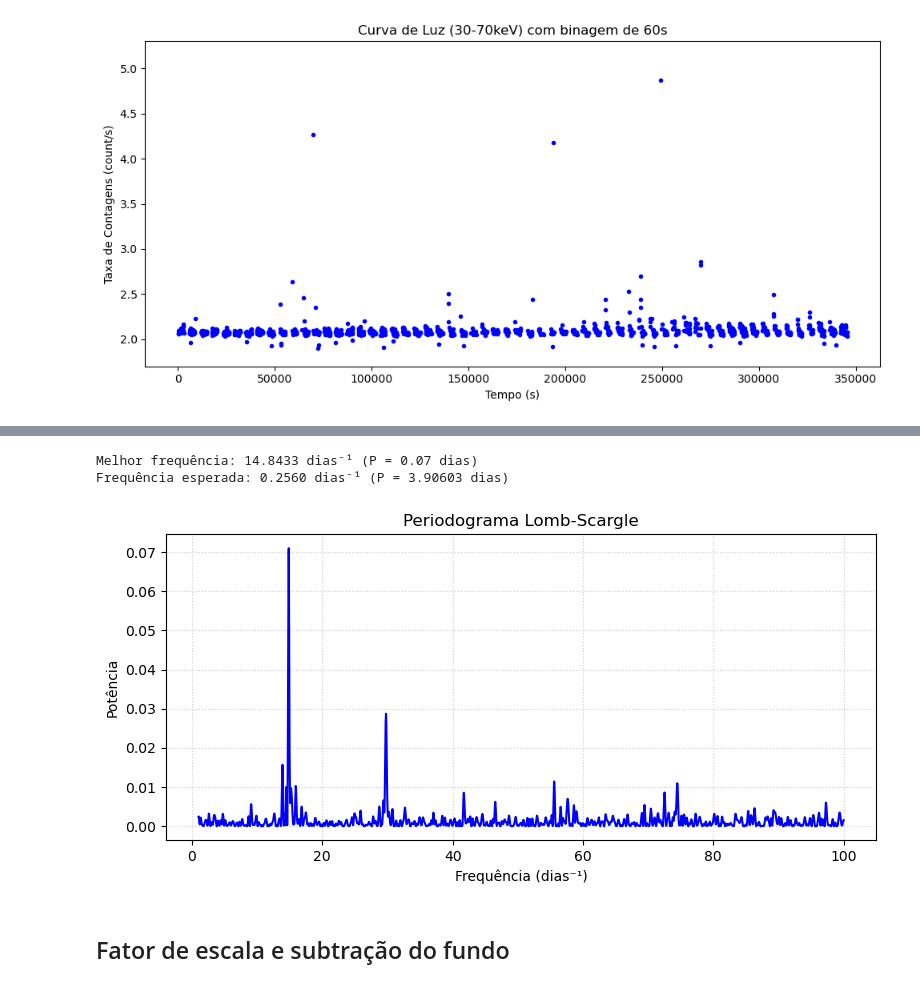
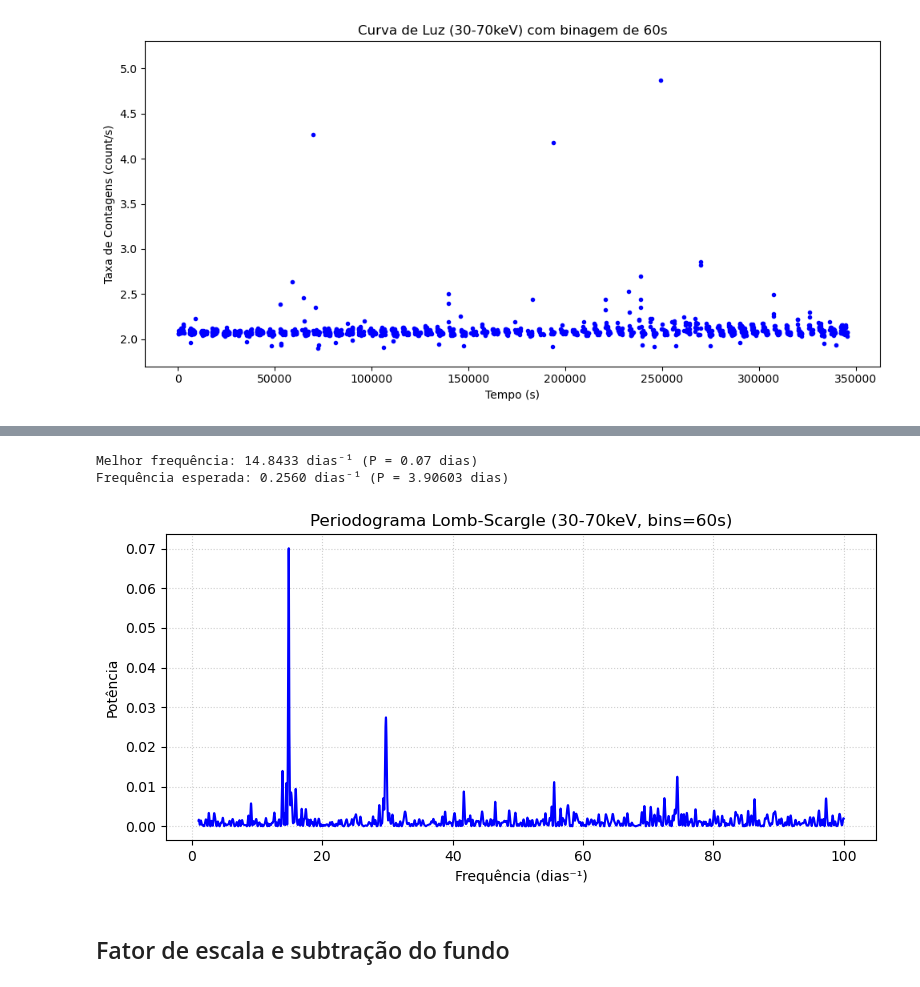
Before and after one commit to mariajulianrb/projeto_mestrado, a Jupyter notebook: data/notebook/light_curve_b60s.ipynb, the cells around one changed output, grey strips where cells are left out. Saved outputs shown, nothing was run; the diff lists cells and outputs as text; code cells hidden in the pictures.

```diff
--- a/data/notebook/light_curve_b60s.ipynb
+++ b/data/notebook/light_curve_b60s.ipynb
@@ -282,7 +288,7 @@ import numpy as np
 from astropy.table import Table
 from astropy.timeseries import LombScargle
 
-caminho = 'data/ bins 60s/30-70kev/nu30201034002A01_sr.lc'
+caminho = 'data/ bins 60s/30-70kev/lc_fonte_sub_30-70kev.lc'
 tabela = Table.read(caminho, hdu=1)
 
 time = np.array(tabela['TIME'])
@@ -305,34 +311,34 @@ freq, power = ls.autopower(
 idx_pico = np.argmax(power)
 best_freq = freq[idx_pico]
 best_p = 1 / best_freq
 
 p_esperado = 3.90603
 f_esperado = 1 / p_esperado
 
 print(f'Melhor frequência: {best_freq:.4f} dias⁻¹ (P = {best_p:.2f} dias)')
 print(f'Frequência esperada: {f_esperado:.4f} dias⁻¹ (P = {p_esperado} dias)')
 
 plt.figure(figsize=(8, 4))
 plt.plot(freq, power, 'b-', lw=1.5)
 #plt.axvline(
  #   f_esperado,
   #  color='r',
    # ls='--',
    # label=f'Esperado (P = {p_esperado} d)',
 #)
 #plt.axvline(
  #   best_freq, color='k', ls=':', label=f'Pico (P = {best_p:.2f} d)'
 #)
 plt.xlabel('Frequência (dias⁻¹)')
 plt.ylabel('Potência')
-plt.title('Periodograma Lomb-Scargle')
+plt.title('Periodograma Lomb-Scargle (30-70keV, bins=60s)')
 #plt.legend()
 plt.grid(True, ls=':', alpha=0.6)
 plt.tight_layout()
 plt.show()
 # %% [output]
 Melhor frequência: 14.8433 dias⁻¹ (P = 0.07 dias)
 Frequência esperada: 0.2560 dias⁻¹ (P = 3.90603 dias)
-[figure, old version]
+[figure, new version]
 # %% [markdown]
 ## Fator de escala e subtração do fundo
```
Also changed, not shown: parts of 13 cells of this notebook, 2 other files.
